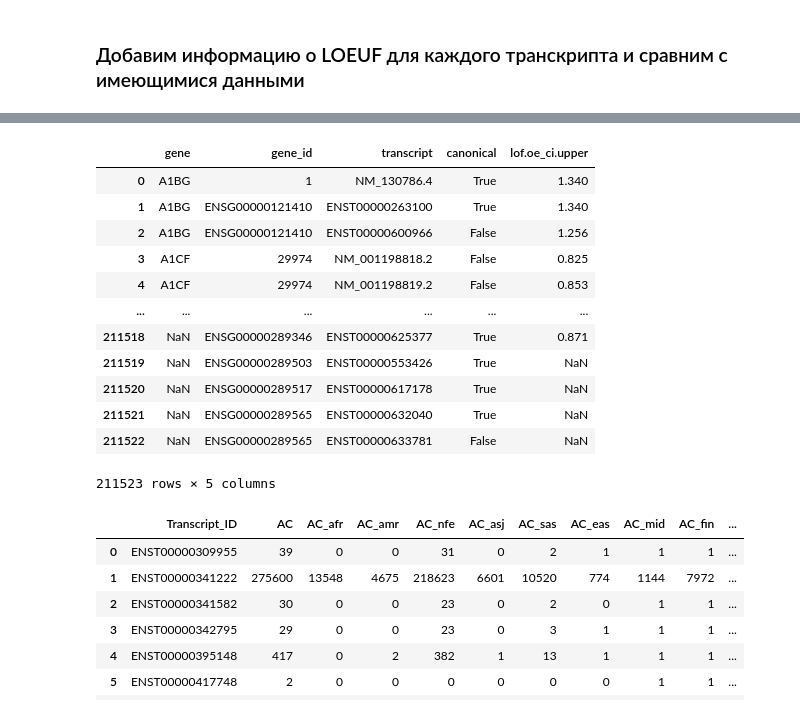
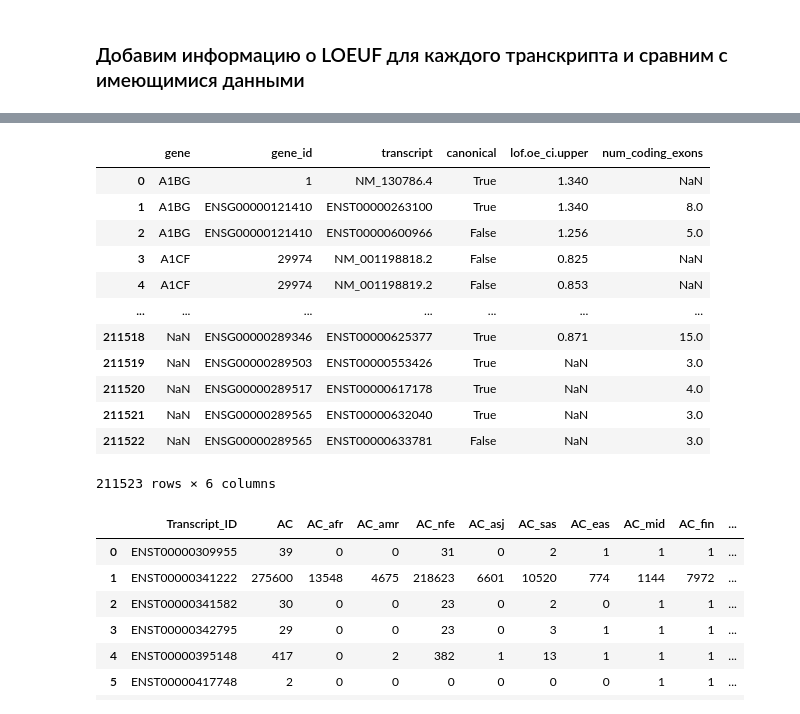
Before and after one commit to nastasia-iv/genvar, a Jupyter notebook: Grishchenko/code/all_genes_analysis.ipynb, the cells around one changed output, grey strips where cells are left out. Drawn from its saved outputs; the diff is of its cells as text; code cells hidden in the pictures.

```diff
--- a/Grishchenko/code/all_genes_analysis.ipynb
+++ b/Grishchenko/code/all_genes_analysis.ipynb
@@ -263,21 +289,21 @@ constraint_transcript = pd.read_csv('/home/bioinf/gnomad-variants/raw_data/plof_
 # %%
-columns_to_keep = ['gene', 'gene_id', 'transcript', 'canonical', 'lof.oe_ci.upper']
+columns_to_keep = ['gene', 'gene_id', 'transcript', 'canonical', 'lof.oe_ci.upper', 'num_coding_exons']
 constraint_transcript_loeuf = constraint_transcript[columns_to_keep]
 constraint_transcript_loeuf
 # %% [output]
-|  | gene | gene_id | transcript | canonical | lof.oe_ci.upper |
-| 0 | A1BG | 1 | NM_130786.4 | True | 1.340 |
-| 1 | A1BG | ENSG00000121410 | ENST00000263100 | True | 1.340 |
-| 2 | A1BG | ENSG00000121410 | ENST00000600966 | False | 1.256 |
-| 3 | A1CF | 29974 | NM_001198818.2 | False | 0.825 |
-| 4 | A1CF | 29974 | NM_001198819.2 | False | 0.853 |
-| ... | ... | ... | ... | ... | ... |
-| 211518 | NaN | ENSG00000289346 | ENST00000625377 | True | 0.871 |
-| 211519 | NaN | ENSG00000289503 | ENST00000553426 | True | NaN |
-| 211520 | NaN | ENSG00000289517 | ENST00000617178 | True | NaN |
-| 211521 | NaN | ENSG00000289565 | ENST00000632040 | True | NaN |
-| 211522 | NaN | ENSG00000289565 | ENST00000633781 | False | NaN |
+|  | gene | gene_id | transcript | canonical | lof.oe_ci.upper | num_coding_exons |
+| 0 | A1BG | 1 | NM_130786.4 | True | 1.340 | NaN |
+| 1 | A1BG | ENSG00000121410 | ENST00000263100 | True | 1.340 | 8.0 |
+| 2 | A1BG | ENSG00000121410 | ENST00000600966 | False | 1.256 | 5.0 |
+| 3 | A1CF | 29974 | NM_001198818.2 | False | 0.825 | NaN |
+| 4 | A1CF | 29974 | NM_001198819.2 | False | 0.853 | NaN |
+| ... | ... | ... | ... | ... | ... | ... |
+| 211518 | NaN | ENSG00000289346 | ENST00000625377 | True | 0.871 | 15.0 |
+| 211519 | NaN | ENSG00000289503 | ENST00000553426 | True | NaN | 3.0 |
+| 211520 | NaN | ENSG00000289517 | ENST00000617178 | True | NaN | 4.0 |
+| 211521 | NaN | ENSG00000289565 | ENST00000632040 | True | NaN | 3.0 |
+| 211522 | NaN | ENSG00000289565 | ENST00000633781 | False | NaN | 3.0 |
-211523 rows × 5 columns
+211523 rows × 6 columns
 # %%
 matched_values = constraint_transcript_loeuf[constraint_transcript_loeuf['transcript'].isin(transcripts_df_ac['Transcript_ID'])]
 matched_values.reset_index(inplace=True)
```
Also changed, not shown: parts of 21 cells of this notebook.
